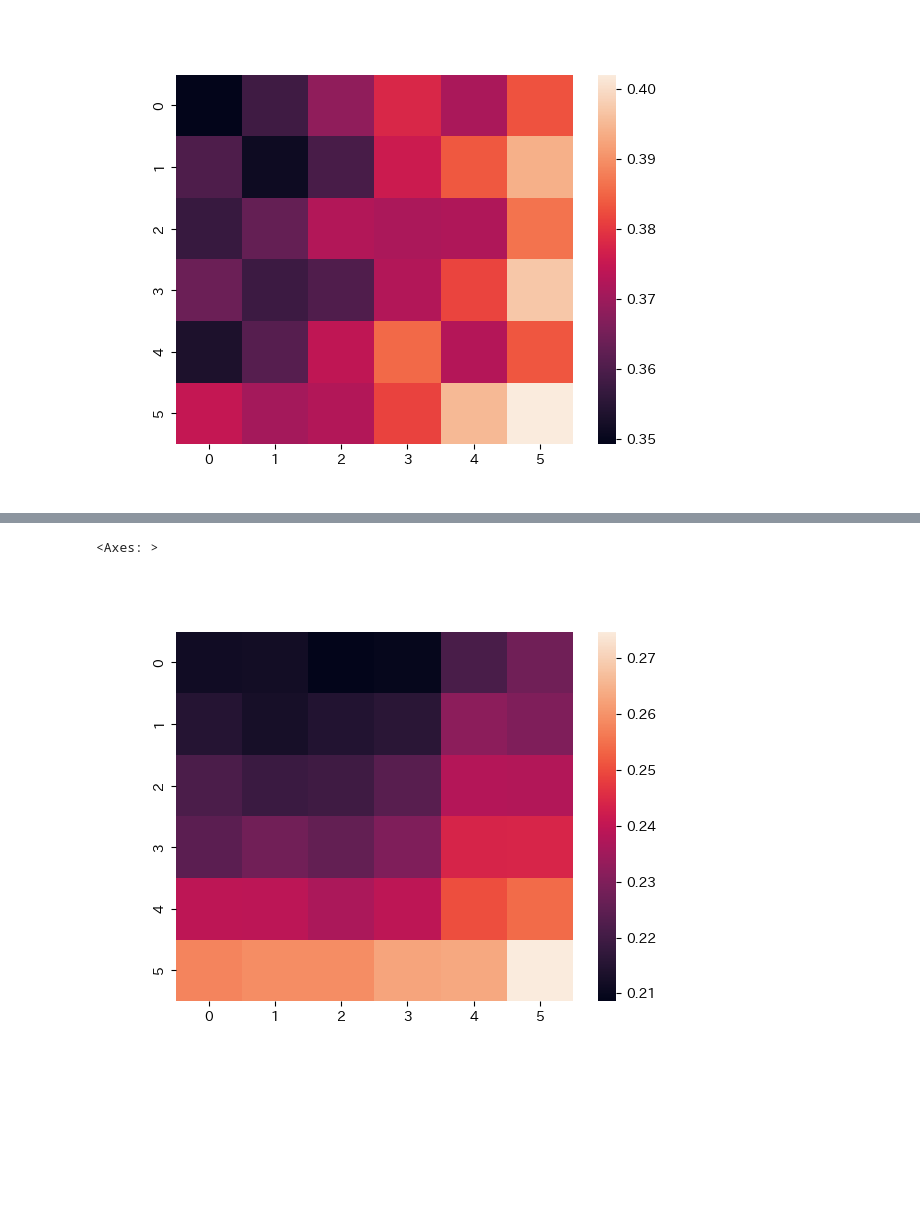
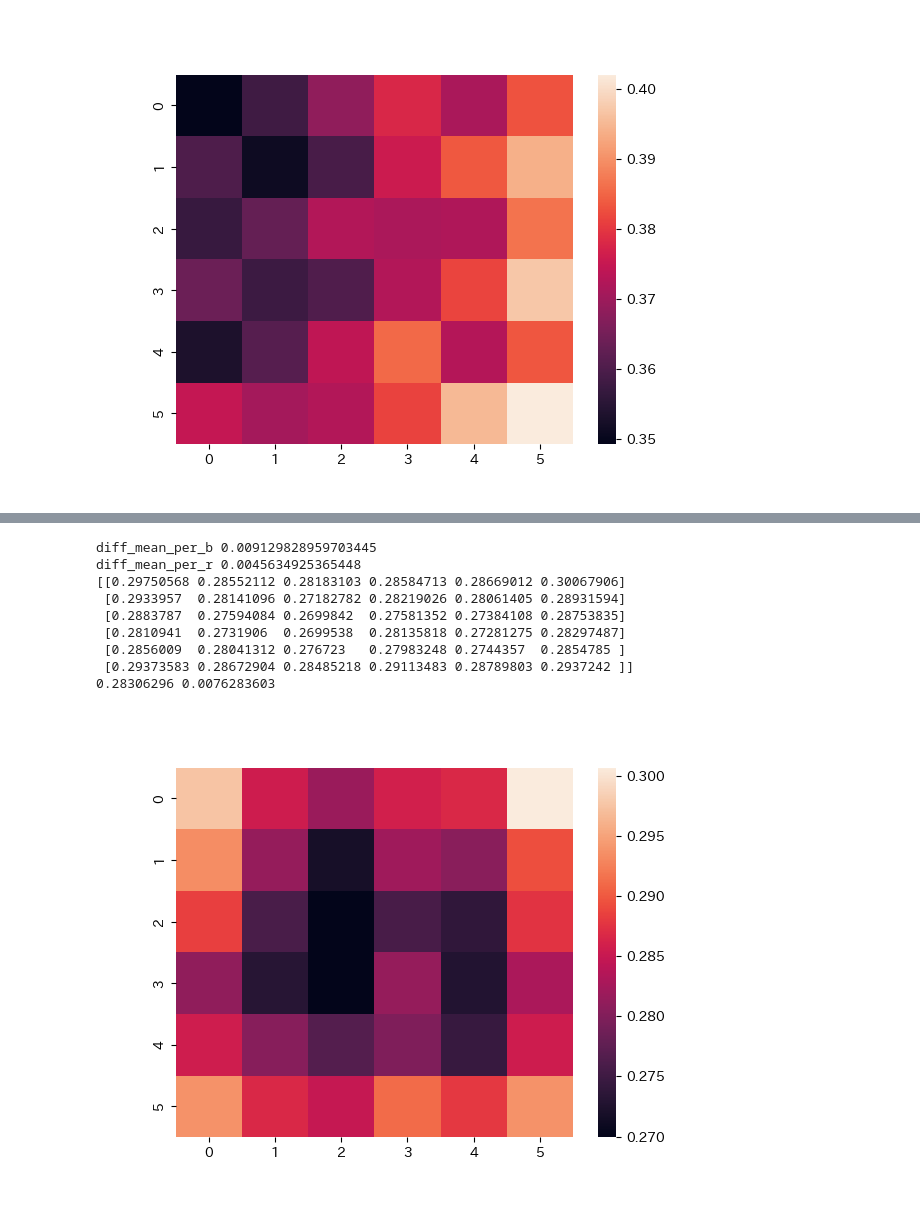
Before and after one commit to atuya0726/display_authentication, a Jupyter notebook: workspace/implement/green_200_compare.ipynb, the cells around one changed output, grey strips where cells are left out. Drawn from its saved outputs; the diff is of its cells as text; code cells hidden in the pictures; blank space fills up the shorter version.

Commit message:
add: green correction

```diff
--- a/workspace/implement/green_200_compare.ipynb
+++ b/workspace/implement/green_200_compare.ipynb
@@ -249,6 +233,32 @@ sns.heatmap(temp)
 <Axes: >
 [figure]
 # %%
-temp = np.array(green_i).reshape(-1, 6)
-plt.figure()
-sns.heatmap(temp)
+def correction_RGB(blue):
+    test = np.array(blue).reshape(-1, 6)
+    diffs = []
+    for i in range(6):
+        diffs.append(test[i][5]-test[i][0])
+    diff_mean = np.mean(diffs)
+    diff_mean_per_b = diff_mean/5
+    print('diff_mean_per_b',diff_mean_per_b)
+    for i in range(6):
+        for j in range(6):
+            test[i][j] -= diff_mean_per_b*j
+
+    diffs_r = []
+    for i in range(6):
+        diffs_r.append(test[5][i]-test[0][i])
+    diff_mean_r = np.mean(diffs_r)
+    diff_mean_per_r = diff_mean_r/5
+    print('diff_mean_per_r',diff_mean_per_r)
+    for i in range(6):
+        for j in range(6):
+            test[i][j] -= diff_mean_per_r*i
+    print(test)
+
+
+    plt.figure()
+    sns.heatmap(test)
+
+    test = test.ravel()
+    print(np.mean(test),np.std(test))
@@ -258,7 +265,13 @@ sns.heatmap(temp)
 # %%
-temp = np.array(green_h).reshape(-1, 6)
-plt.figure()
-sns.heatmap(temp)
+correction_RGB(green_i)
 # %% [output]
-<Axes: >
+diff_mean_per_b 0.009129828959703445
+diff_mean_per_r 0.0045634925365448
+[[0.29750568 0.28552112 0.28183103 0.28584713 0.28669012 0.30067906]
+ [0.2933957  0.28141096 0.27182782 0.28219026 0.28061405 0.28931594]
+ [0.2883787  0.27594084 0.2699842  0.27581352 0.27384108 0.28753835]
+ [0.2810941  0.2731906  0.2699538  0.28135818 0.27281275 0.28297487]
+ [0.2856009  0.28041312 0.276723   0.27983248 0.2744357  0.2854785 ]
+ [0.29373583 0.28672904 0.28485218 0.29113483 0.28789803 0.2937242 ]]
+0.28306296 0.0076283603
-[figure, old version]
+[figure, new version]
```
Also changed, not shown: parts of 4 cells of this notebook, 14 other files.
